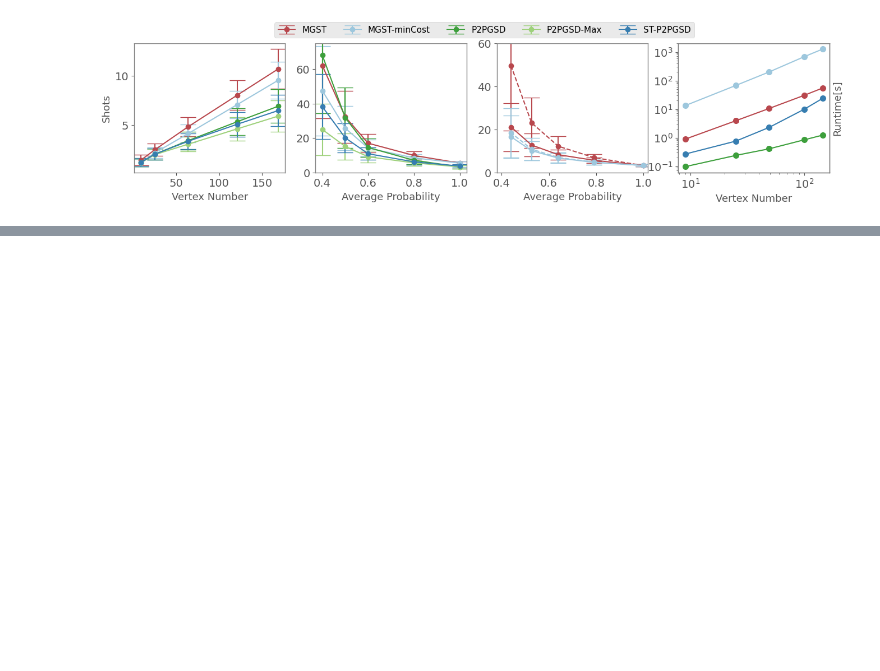
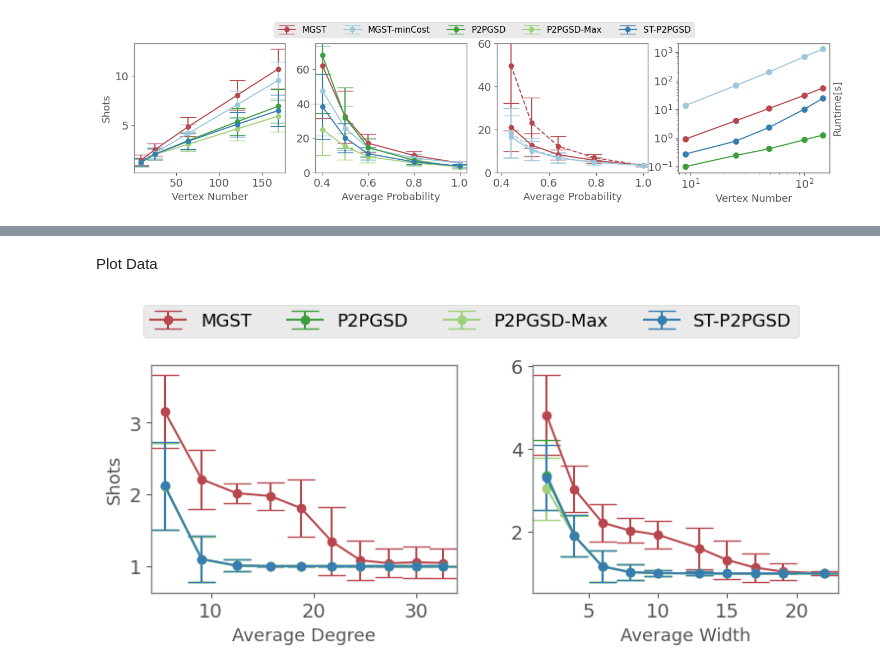
Before and after one commit to yesunhuang/P2PGraphStatesDistribution, a Jupyter notebook: notebooks/PaperData_SG.ipynb, the cells around one changed output, grey strips where cells are left out. Cells and saved outputs as stored; diff of their text form; code cells hidden in the pictures; blank space fills up the shorter version.

Commit message:
update supplemental data

```diff
--- a/notebooks/PaperData_SG.ipynb
+++ b/notebooks/PaperData_SG.ipynb
@@ -98,6 +98,10 @@ def read_data(dataFolder, selectedMethods=EXP_METHODS,globalSeedFileName='global
             processMethodData[methodLabel][i]={}
             processMethodData[methodLabel][i]['AvgVertexNum']=\
                 np.mean(methodData.iloc[i*groupSize:(i+1)*groupSize]['AvgVertexNum'])
+            #calculate the mean of 'AvgDegree' if it exists
+            if 'AvgDegree' in methodData.columns:
+                processMethodData[methodLabel][i]['AvgDegree']=\
+                    np.mean(methodData.iloc[i*groupSize:(i+1)*groupSize]['AvgDegree'])
             #calculate the mean of 'AvgProb' if it exists
             if 'AvgProb' in methodData.columns:
                 processMethodData[methodLabel][i]['AvgProb']=\
@@ -840,0 +849,75 @@ fig.savefig(os.path.join('Fig','Appendix2_SG.svg'),dpi=600,format='svg',bbox_inc
+# %%
+plotDataFolder1='FixedTypeGraphWithRandomNetwork_VD_N_E_03'
+plotDataFolder2='FixedTypeGraphWithRandomNetwork_VW_N_E_03'
+
+selectedMethod=['MGST','P2PGST','P2PGST-Max','ST-P2PGST-memShot']
+
+plotDataInfo1,plotProcessMethodData1=read_data(plotDataFolder1,selectedMethods=selectedMethod)
+plotDataInfo2,plotProcessMethodData2=read_data(plotDataFolder2,selectedMethods=selectedMethod)
+
+mainDataInfo=plotDataInfo1
+# %% [markdown]
+Plot Data
+# %%
+FONT_SIZE=13
+fig, (ax1, ax2) = plt.subplots(1, 2, figsize=(9, 3),sharey=False)
+fig.subplots_adjust(wspace=0.25)
+step=1
+
+methodNum=len(mainDataInfo['methods'])
+colorList=plt.cm.tab10(np.linspace(0, 1, 2*methodNum))
+
+width=0.2
+multiplier=0
+cmScaling=1000
+scatterSize=50
+
+
+plotLabelsAndHandles={}
+for method in plotDataInfo1['methods']:
+    color1=colors[method]
+    color2=colors[method]
+
+    AvgDegree=np.asarray([round(plotProcessMethodData1[method][i]['AvgDegree'],1) for i in range(0,plotDataInfo1['groupNum'],step)])
+    AvgDegree=AvgDegree
+    AvgShots=np.asarray([plotProcessMethodData1[method][i]['AvgShots'] for i in range(0,plotDataInfo1['groupNum'],step)])
+    AvgShots=AvgShots
+    AvgShotsRootVar=np.asarray([np.sqrt(plotProcessMethodData1[method][i]['VarShots']) for i in range(0,plotDataInfo1['groupNum'],step)])
+    AvgShotsRootVar=AvgShotsRootVar
+
+    ax1.errorbar(AvgDegree, AvgShots, yerr=AvgShotsRootVar, label=method, marker='o', capsize=10, color=color1)
+
+ax1.set_ylabel('Shots',fontsize=FONT_SIZE)
+ax1.set_xlabel('Average Degree',fontsize=FONT_SIZE)
+
+
+for method in plotDataInfo2['methods']:
+    color1=colors[method]
+    color2=colors[method]
+
+    AvgWidth=np.asarray([round(plotProcessMethodData2[method][i]['AvgWidth'],1) for i in range(0,plotDataInfo2['groupNum'],step)])
+    AvgWidth=AvgWidth
+    AvgShots=np.asarray([plotProcessMethodData2[method][i]['AvgShots'] for i in range(0,plotDataInfo2['groupNum'],step)])
+    AvgShots=AvgShots
+    AvgShotsRootVar=np.asarray([np.sqrt(plotProcessMethodData2[method][i]['VarShots']) for i in range(0,plotDataInfo2['groupNum'],step)])
+    AvgShotsRootVar=AvgShotsRootVar
+
+    ax2.errorbar(AvgWidth, AvgShots, yerr=AvgShotsRootVar, label=method, marker='o', capsize=10, color=color1)
+
+
+ax2.set_xlabel('Average Width',fontsize=FONT_SIZE)
+
+
+for ax in [ax1,ax2]:
+    ax.grid(False)
+    ax.set_facecolor("w")
+    ax.spines['bottom'].set_color('grey')
+    ax.spines['right'].set_color('grey')
+    ax.spines['left'].set_color('grey')
+    ax.spines['top'].set_color('grey')
+
+plt.legend(ncol=4,frameon=True,fontsize=FONT_SIZE,bbox_to_anchor=(0.4, 0.8, 0.5, 0.5))
+
+fig.savefig(os.path.join('Fig','Appendix3_SG.svg'),dpi=600,format='svg',bbox_inches='tight')
+# %% [output]
+[figure, added]
```
Also changed, not shown: parts of 6 cells of this notebook, 23 other files.
